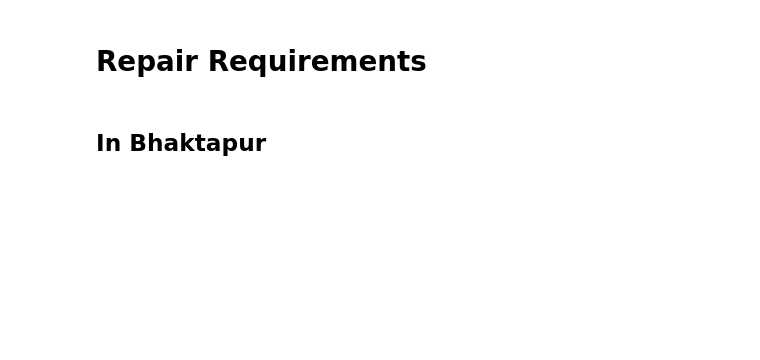
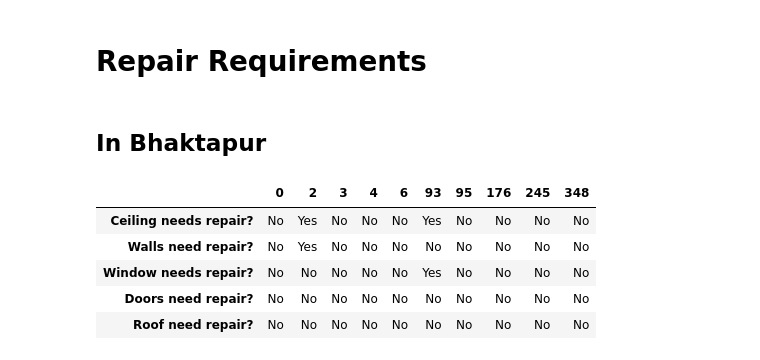
Before and after one commit to kaushu42/everest-hack-the-end, a Jupyter notebook: notebooks/Survey Visualization.ipynb, the cells around one changed output. Saved outputs shown, nothing was run; the diff lists cells and outputs as text; code cells hidden in the pictures; blank space fills up the shorter version.

```diff
--- a/notebooks/Survey Visualization.ipynb
+++ b/notebooks/Survey Visualization.ipynb
@@ -193,5 +193,17 @@ df = pd.read_csv("kaushal.csv")
 # %%
 df = df[df["Name of Municipalities?"]=="Madhyapur thimi (Bhaktapur)"]
 # %%
-df = df[["Ceiling needs repair?","Walls need repair?","Window needs repair?","Doors need repair?",""]]
-df["Ward No"] = df["Ward No"].astype(int)
+df = df[["Ceiling needs repair?","Walls need repair?","Window needs repair?","Doors need repair?","Roof need repair?"]]
+# %%
+df = df.dropna(axis=0)
+# %%
+d = pd.DataFrame()
+for col in df.columns:
+    d[col] = d
+# %% [output]
+|  | 0 | 2 | 3 | 4 | 6 | 93 | 95 | 176 | 245 | 348 |
+| Ceiling needs repair? | No | Yes | No | No | No | Yes | No | No | No | No |
+| Walls need repair? | No | Yes | No | No | No | No | No | No | No | No |
+| Window needs repair? | No | No | No | No | No | Yes | No | No | No | No |
+| Doors need repair? | No | No | No | No | No | No | No | No | No | No |
+| Roof need repair? | No | No | No | No | No | No | No | No | No | No |
```
